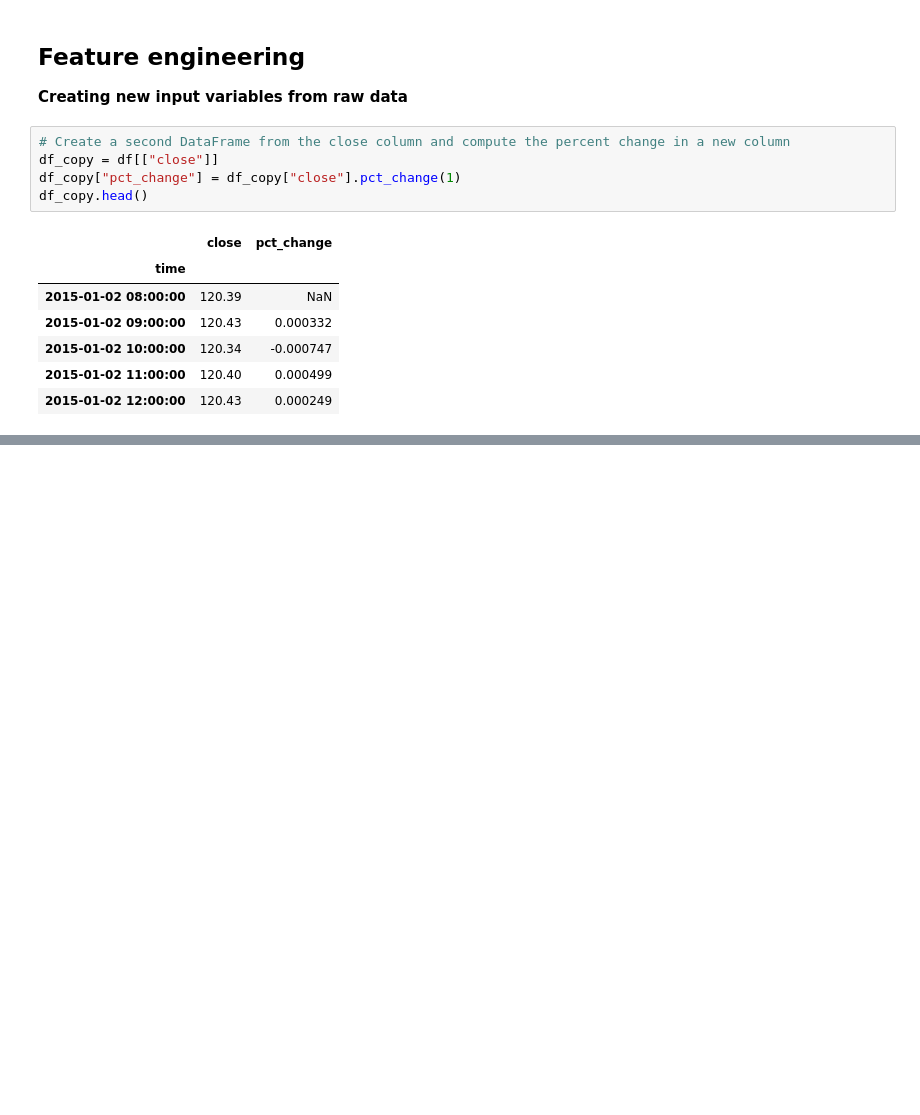
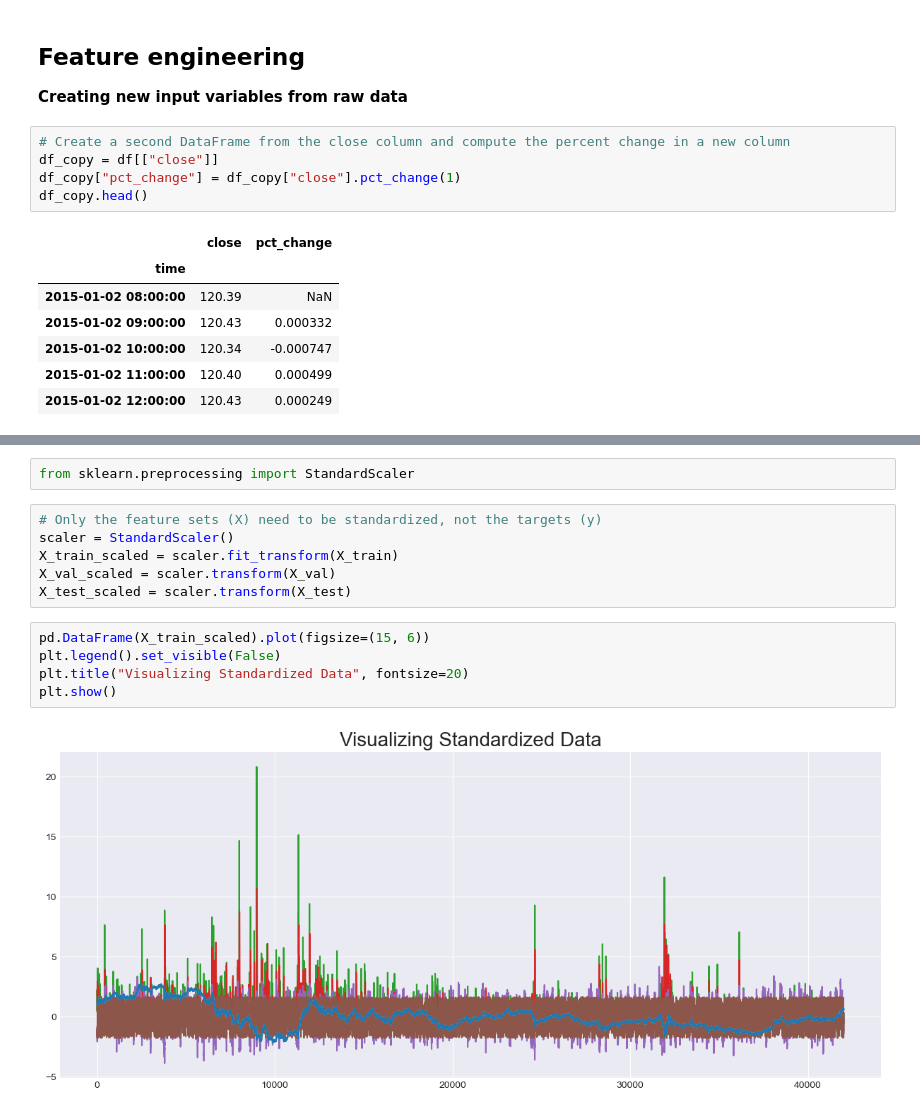
Before and after one commit to YarosInter/Time-Series-LSTM-Neural-Network, a Jupyter notebook: Classifier_LSTM_Neural_Network.ipynb, the cells around one changed output, grey strips where cells are left out. Saved outputs shown, nothing was run; the diff lists cells and outputs as text; blank space fills up the shorter version.

```diff
--- a/Classifier_LSTM_Neural_Network.ipynb
+++ b/Classifier_LSTM_Neural_Network.ipynb
@@ -92,0 +127,15 @@ df_copy2.head()
+# %%
+from sklearn.preprocessing import StandardScaler
+# %%
+# Only the feature sets (X) need to be standardized, not the targets (y)
+scaler = StandardScaler()
+X_train_scaled = scaler.fit_transform(X_train)
+X_val_scaled = scaler.transform(X_val)
+X_test_scaled = scaler.transform(X_test)
+# %%
+pd.DataFrame(X_train_scaled).plot(figsize=(15, 6))
+plt.legend().set_visible(False)
+plt.title("Visualizing Standardized Data", fontsize=20)
+plt.show()
+# %% [output]
+[figure, added]
```
Also changed, not shown: parts of 6 cells of this notebook.
